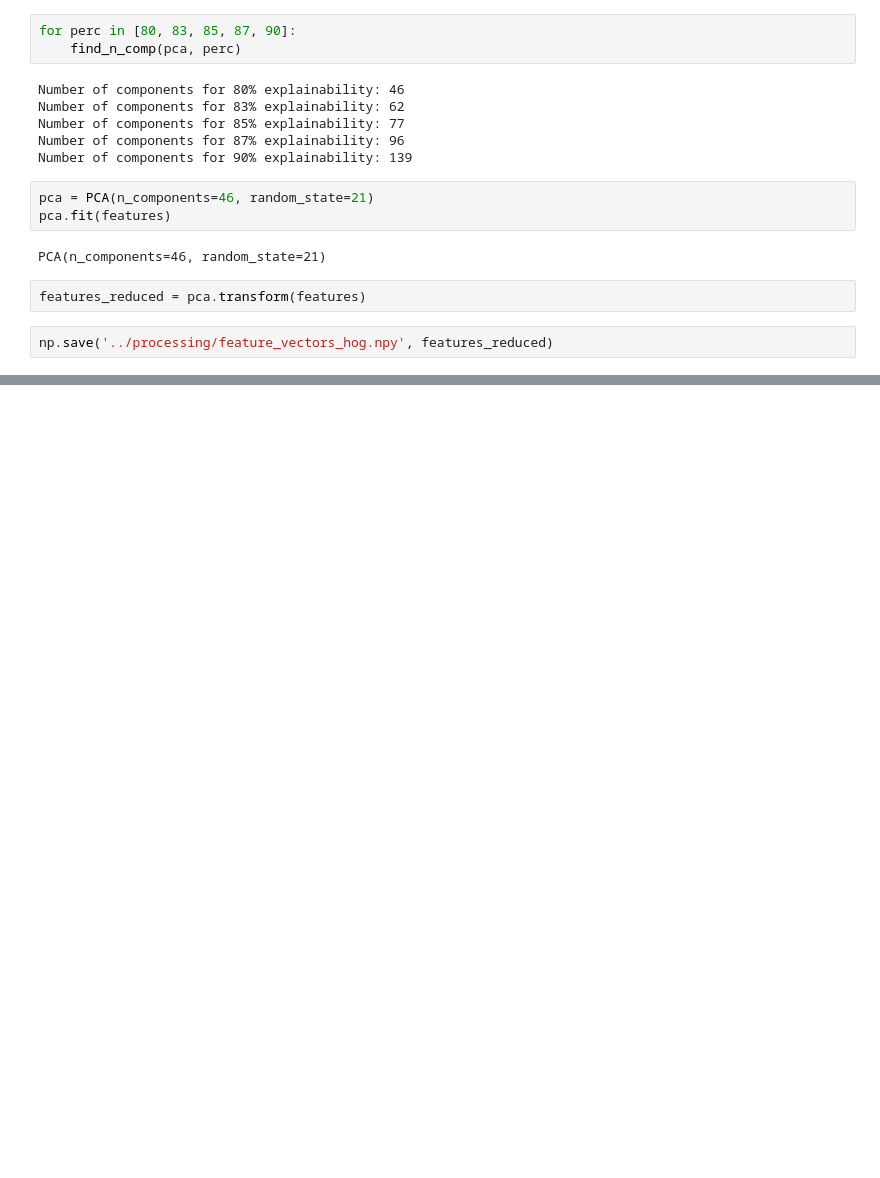
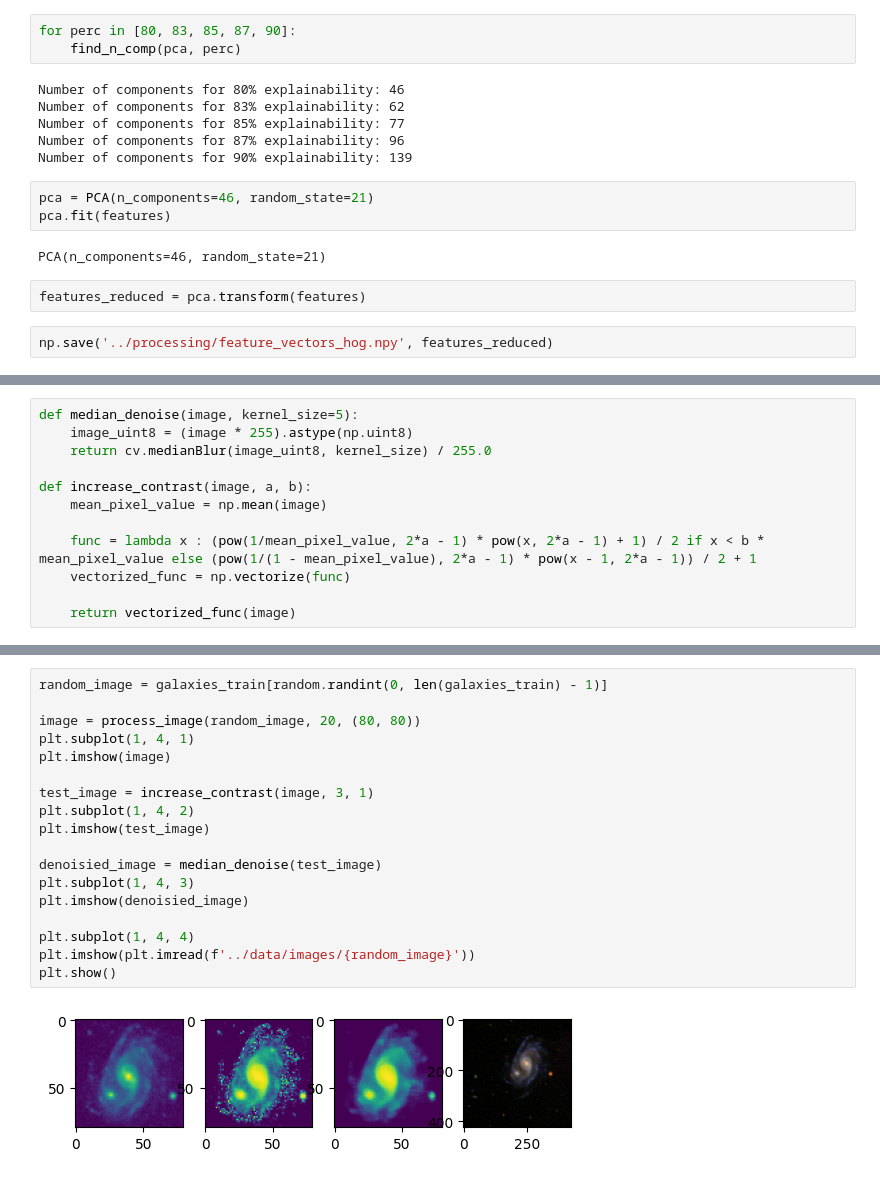
Before and after one commit to piechotam/Galaxies-Clusterization, a Jupyter notebook: processing/processing.ipynb, the cells around one changed output, grey strips where cells are left out. Cells and saved outputs as stored; diff of their text form; blank space fills up the shorter version.

```diff
--- a/processing/processing.ipynb
+++ b/processing/processing.ipynb
@@ -390,0 +387,12 @@ def apply_threshold(image, threshold=0.1):
+# %%
+def median_denoise(image, kernel_size=5):
+    image_uint8 = (image * 255).astype(np.uint8)
+    return cv.medianBlur(image_uint8, kernel_size) / 255.0
+
+def increase_contrast(image, a, b):
+    mean_pixel_value = np.mean(image)
+
+    func = lambda x : (pow(1/mean_pixel_value, 2*a - 1) * pow(x, 2*a - 1) + 1) / 2 if x < b * mean_pixel_value else (pow(1/(1 - mean_pixel_value), 2*a - 1) * pow(x - 1, 2*a - 1)) / 2 + 1
+    vectorized_func = np.vectorize(func)
+
+    return vectorized_func(image)
@@ -391 +401,21 @@ def apply_threshold(image, threshold=0.1):
+# %%
+random_image = galaxies_train[random.randint(0, len(galaxies_train) - 1)]
+
+image = process_image(random_image, 20, (80, 80))
+plt.subplot(1, 4, 1)
+plt.imshow(image)
+
+test_image = increase_contrast(image, 3, 1)
+plt.subplot(1, 4, 2)
+plt.imshow(test_image)
+
+denoisied_image = median_denoise(test_image)
+plt.subplot(1, 4, 3)
+plt.imshow(denoisied_image)
+
+plt.subplot(1, 4, 4)
+plt.imshow(plt.imread(f'../data/images/{random_image}'))
+plt.show()
+# %% [output]
+[figure, added]
 # %%
```
Also changed, not shown: parts of 31 cells of this notebook, 6 other files.
